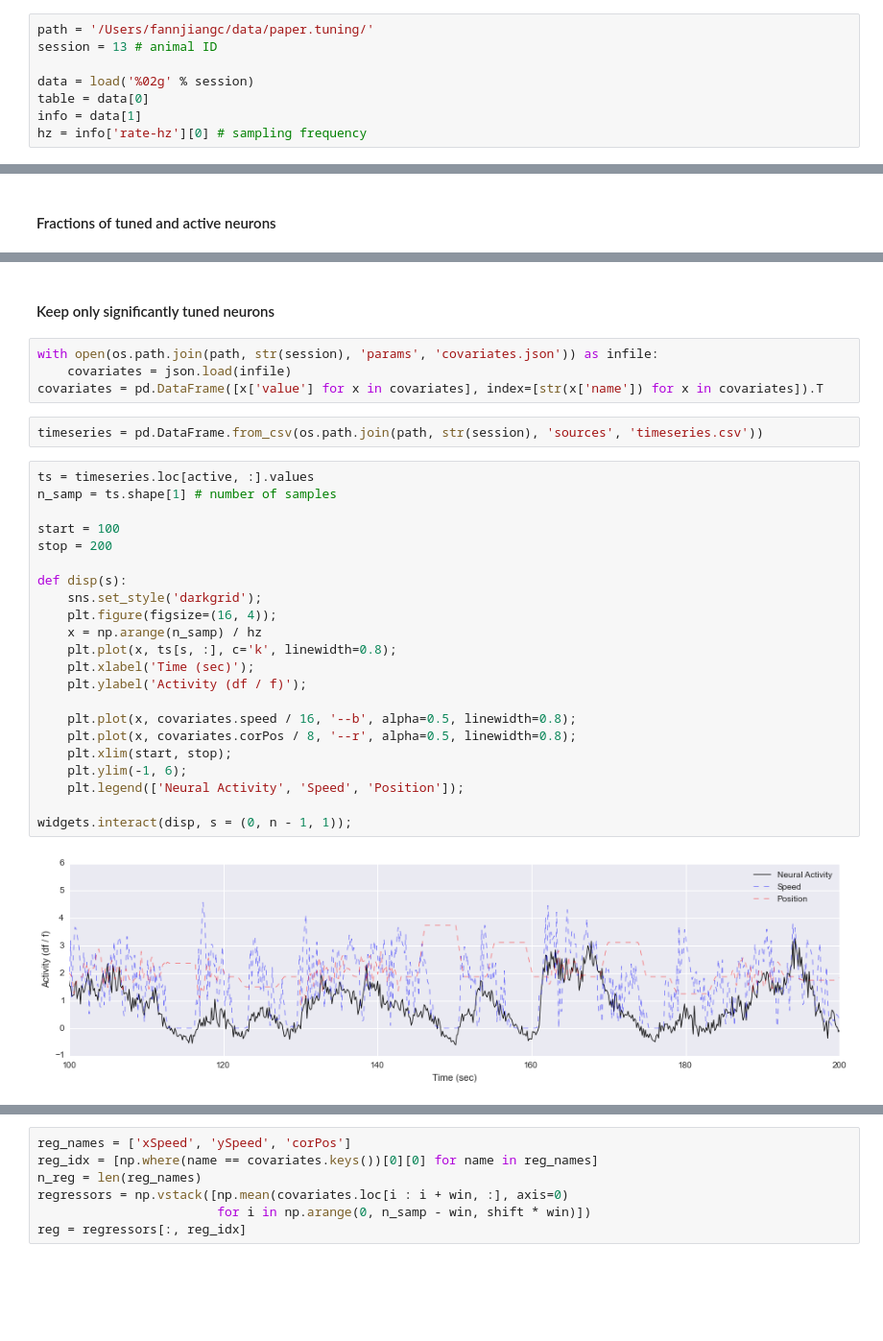
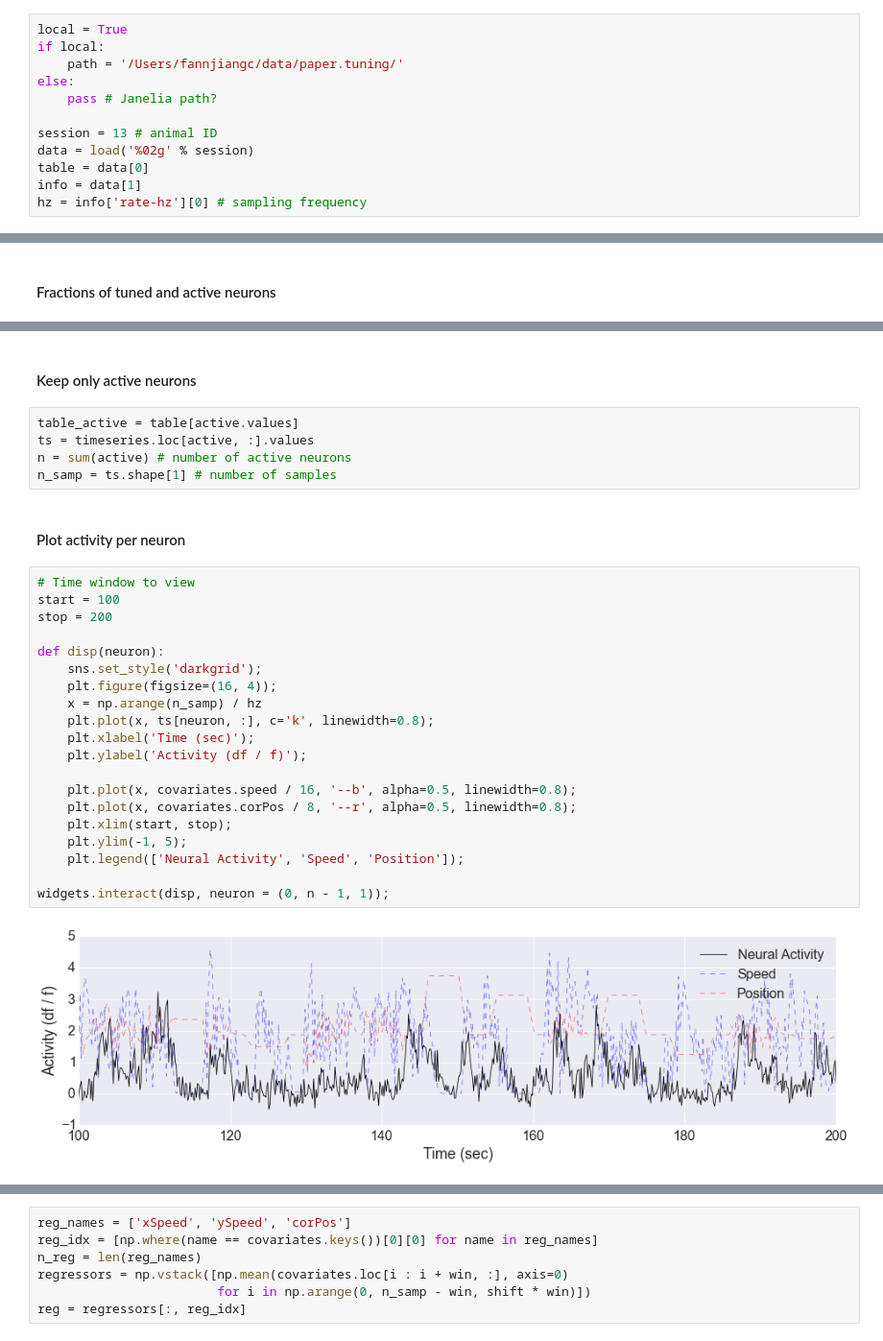
Before and after one commit to clarafy/covariance-dictionary, a Jupyter notebook: mouse_data.ipynb, the cells around one changed output, grey strips where cells are left out. Shown: that part at 96% size. Cells and saved outputs as stored; diff of their text form; blank space fills up the shorter version.

```diff
--- a/mouse_data.ipynb
+++ b/mouse_data.ipynb
@@ -80,9 +80,13 @@ def summarize(df):
 # %% [markdown]
 ## Load data and summarize info
 # %%
-path = '/Users/fannjiangc/data/paper.tuning/'
+local = True
+if local:
+    path = '/Users/fannjiangc/data/paper.tuning/'
+else:
+    pass # Janelia path?
+
 session = 13 # animal ID
-
 data = load('%02g' % session)
 table = data[0]
 info = data[1]
@@ -115,34 +127,33 @@ inactive     166  45.479452
 tuned        163  44.657534
 untuned       36   9.863014
 # %% [markdown]
-#### Keep only significantly tuned neurons
+#### Keep only active neurons
-# %%
-with open(os.path.join(path, str(session), 'params', 'covariates.json')) as infile:
-    covariates = json.load(infile)
-covariates = pd.DataFrame([x['value'] for x in covariates], index=[str(x['name']) for x in covariates]).T
-# %%
-timeseries = pd.DataFrame.from_csv(os.path.join(path, str(session), 'sources', 'timeseries.csv'))
+# %%
+table_active = table[active.values]
+ts = timeseries.loc[active, :].values
+n = sum(active) # number of active neurons
+n_samp = ts.shape[1] # number of samples
+# %% [markdown]
+#### Plot activity per neuron
 # %%
-ts = timeseries.loc[active, :].values
-n_samp = ts.shape[1] # number of samples
-
+# Time window to view
 start = 100
 stop = 200
 
-def disp(s):
+def disp(neuron):
     sns.set_style('darkgrid');
     plt.figure(figsize=(16, 4));
     x = np.arange(n_samp) / hz
-    plt.plot(x, ts[s, :], c='k', linewidth=0.8);
+    plt.plot(x, ts[neuron, :], c='k', linewidth=0.8);
     plt.xlabel('Time (sec)');
     plt.ylabel('Activity (df / f)');
 
     plt.plot(x, covariates.speed / 16, '--b', alpha=0.5, linewidth=0.8);
     plt.plot(x, covariates.corPos / 8, '--r', alpha=0.5, linewidth=0.8);
     plt.xlim(start, stop);
-    plt.ylim(-1, 6);
+    plt.ylim(-1, 5);
     plt.legend(['Neural Activity', 'Speed', 'Position']);
 
-widgets.interact(disp, s = (0, n - 1, 1));
+widgets.interact(disp, neuron = (0, n - 1, 1));
 # %% [output]
-[figure, old version]
+[figure, new version]
```
Also changed, not shown: parts of 40 cells of this notebook.
